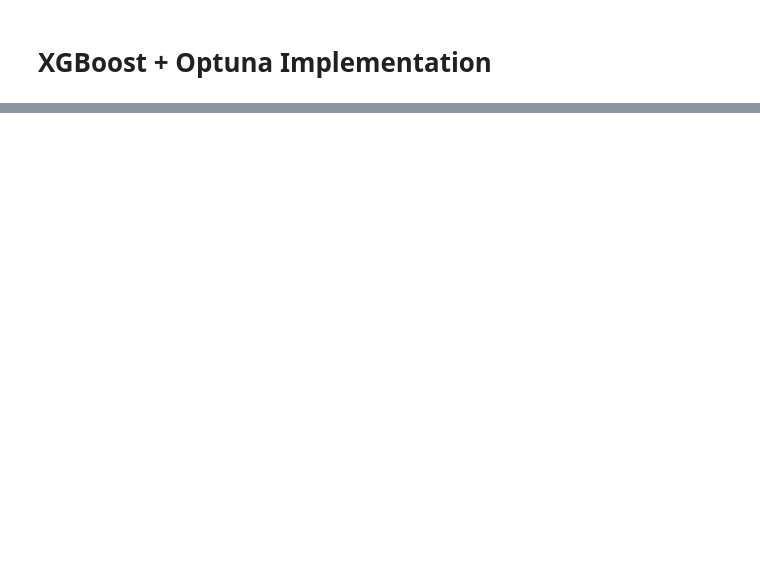
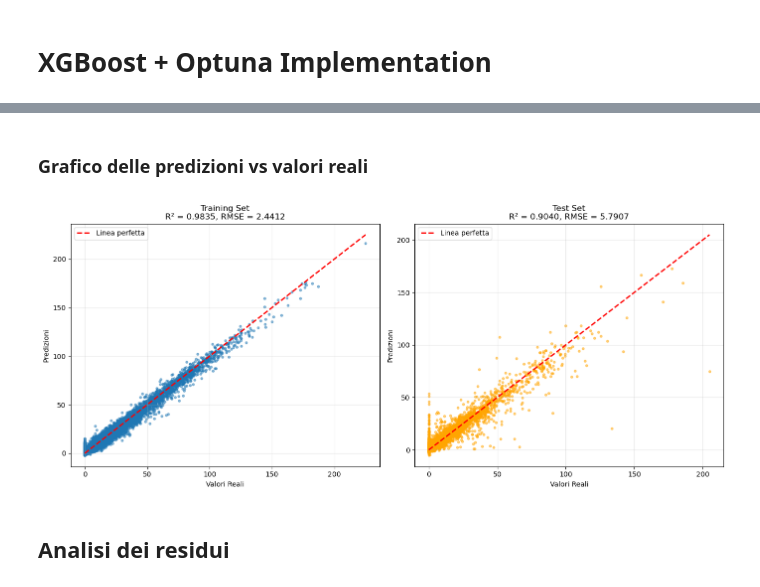
Before and after one commit to ashuraWho/DataSet_SuicideRates, a Jupyter notebook: ML.ipynb, the cells around one changed output, grey strips where cells are left out. Saved outputs shown, nothing was run; the diff lists cells and outputs as text; code cells hidden in the pictures; blank space fills up the shorter version.

```diff
--- a/ML.ipynb
+++ b/ML.ipynb
@@ -521,24 +635,32 @@ fig2.show()
 # %%
-# Addestriamo il modello finale con i migliori parametri trovati
 best_params = study.best_params.copy()
+
+# Mappiamo eventuali nomi di parametri alternativi (per compatibilità)
+if 'lambda' in best_params:
+    best_params['reg_lambda'] = best_params.pop('lambda')
+if 'alpha' in best_params:
+    best_params['reg_alpha'] = best_params.pop('alpha')
+
+# Aggiungiamo parametri fissi
 best_params.update({
     'objective': 'reg:squarederror',
+    'eval_metric': 'rmse',
     'tree_method': 'hist',
     'random_state': 42,
     'verbosity': 1,
+    'n_estimators': 300,  # Usiamo un numero fisso di estimator per il modello finale
 })
 
 print("Addestramento modello finale con i migliori parametri...")
 print(f"Parametri: {best_params}\n")
 
 # Usiamo tutto il training set per il modello finale
-final_model = xgb.XGBRegressor(**best_params)
+final_model = XGBRegressor(**best_params)
 final_model.fit(
     X_train_final,
     y_train_final,
     eval_set=[(X_test_final, y_test_final)],
-    early_stopping_rounds=50,
     verbose=True
 )
 
-print("\nAddestramento completato!")
+print("\nAddestramento completato.")
@@ -593,29 +768,30 @@ plt.show()
+# %% [markdown]
+### Grafico delle predizioni vs valori reali
 # %%
-# Grafico delle predizioni vs valori reali
 fig, axes = plt.subplots(1, 2, figsize=(14, 6))
 
 # Training set
 axes[0].scatter(y_train_final, y_pred_train, alpha=0.5, s=10)
-axes[0].plot([y_train_final.min(), y_train_final.max()],
-             [y_train_final.min(), y_train_final.max()],
-             'r--', lw=2, label='Linea perfetta')
+axes[0].plot([y_train_final.min(), y_train_final.max()], [y_train_final.min(), y_train_final.max()], 'r--', lw=2, label='Linea perfetta')
 axes[0].set_xlabel('Valori Reali')
 axes[0].set_ylabel('Predizioni')
-axes[0].set_title(f'Training Set\nR² = {r2_train:.4f}, RMSE = {rmse_train:.4f}')
+axes[0].set_title(f'Training Set\nR2 = {r2_train:.4f}, RMSE = {rmse_train:.4f}')
 axes[0].legend()
 axes[0].grid(True, alpha=0.3)
 
 # Test set
 axes[1].scatter(y_test_final, y_pred_test, alpha=0.5, s=10, color='orange')
-axes[1].plot([y_test_final.min(), y_test_final.max()],
-             [y_test_final.min(), y_test_final.max()],
-             'r--', lw=2, label='Linea perfetta')
+axes[1].plot([y_test_final.min(), y_test_final.max()], [y_test_final.min(), y_test_final.max()], 'r--', lw=2, label='Linea perfetta')
 axes[1].set_xlabel('Valori Reali')
 axes[1].set_ylabel('Predizioni')
-axes[1].set_title(f'Test Set\nR² = {r2_test:.4f}, RMSE = {rmse_test:.4f}')
+axes[1].set_title(f'Test Set\nR2 = {r2_test:.4f}, RMSE = {rmse_test:.4f}')
 axes[1].legend()
 axes[1].grid(True, alpha=0.3)
 
 plt.tight_layout()
 plt.show()
+# %% [output]
+[figure, added]
+# %% [markdown]
+## Analisi dei residui
 # %%
```
Also changed, not shown: parts of 19 cells of this notebook.
